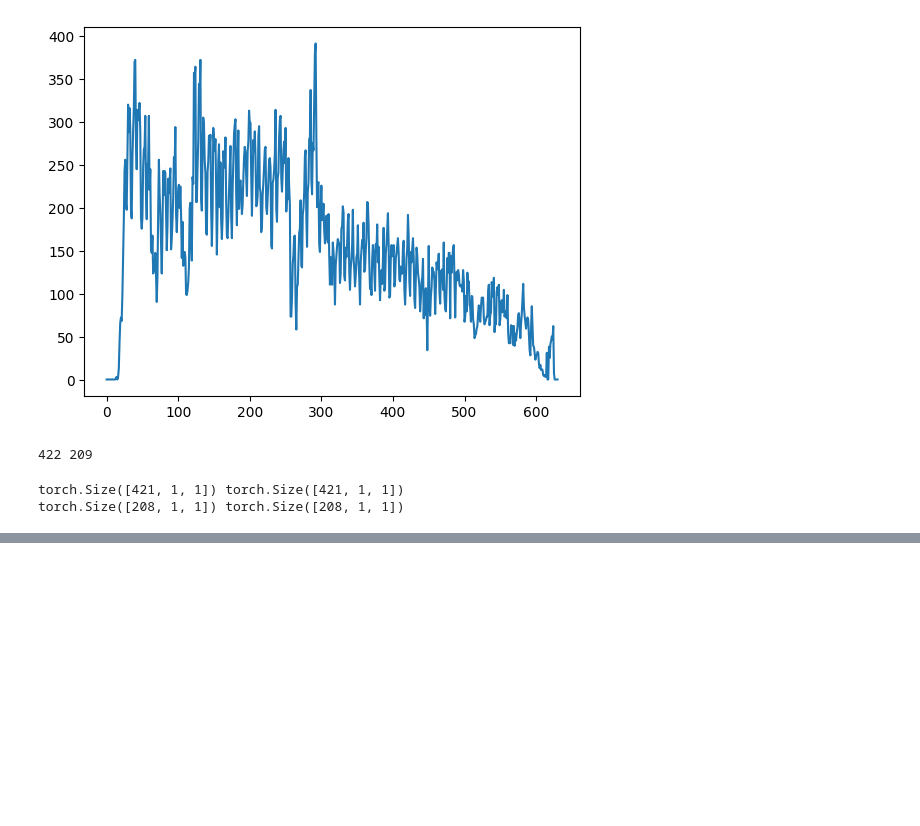
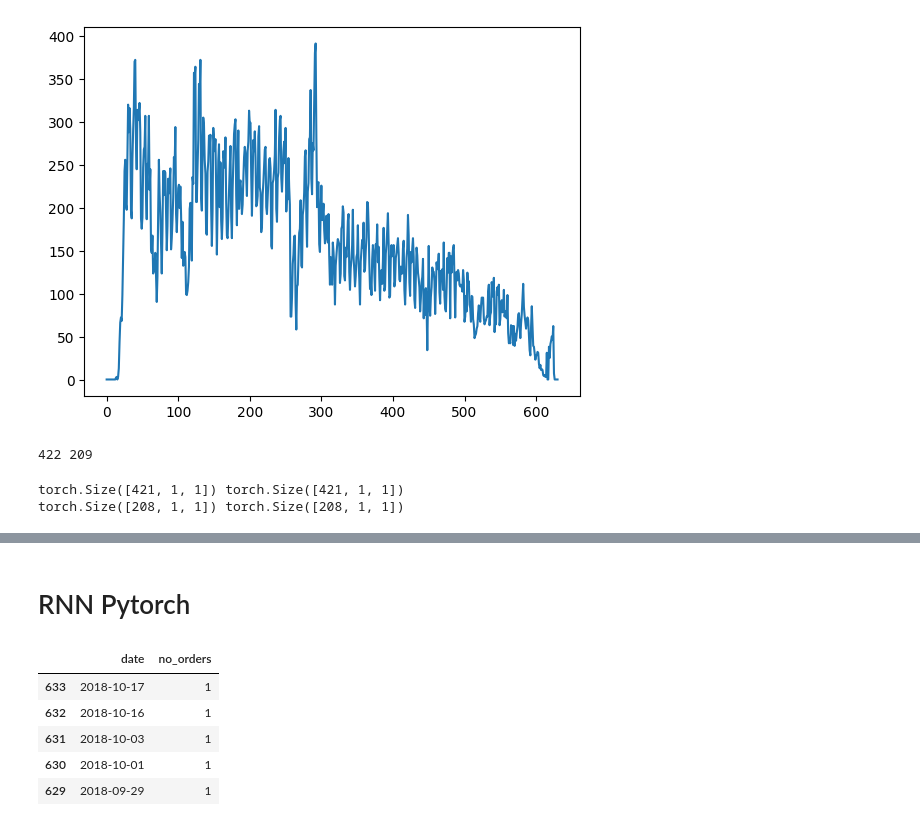
Before and after one commit to anhphuongnguyenquynh/mlops-ml-ecommerce-customers, a Jupyter notebook: ml-labs/demand_forecasting_deeplearningmethods.ipynb, the cells around one changed output, grey strips where cells are left out. Drawn from its saved outputs; the diff is of its cells as text; code cells hidden in the pictures; blank space fills up the shorter version.

```diff
--- a/ml-labs/demand_forecasting_deeplearningmethods.ipynb
+++ b/ml-labs/demand_forecasting_deeplearningmethods.ipynb
@@ -254,0 +247,2 @@ plt.show()
+# %% [markdown]
+# RNN Pytorch
@@ -254,0 +255,9 @@ plt.show()
+# %%
+orders_bydate_rnn.head(5)
+# %% [output]
+|  | date | no_orders |
+| 633 | 2018-10-17 | 1 |
+| 632 | 2018-10-16 | 1 |
+| 631 | 2018-10-03 | 1 |
+| 630 | 2018-10-01 | 1 |
+| 629 | 2018-09-29 | 1 |
```
Also changed, not shown: parts of 21 cells of this notebook.
